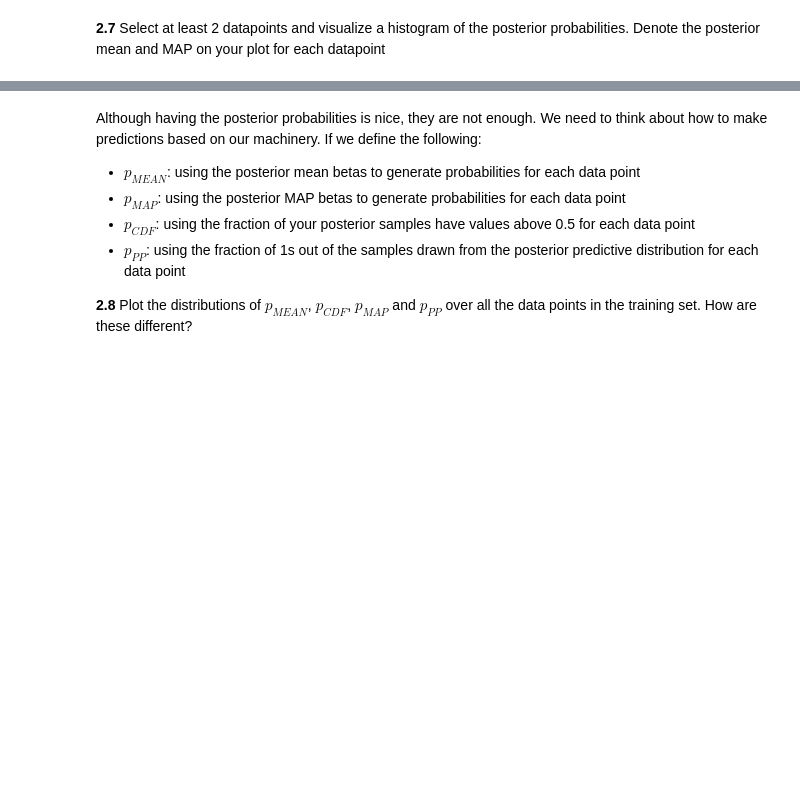
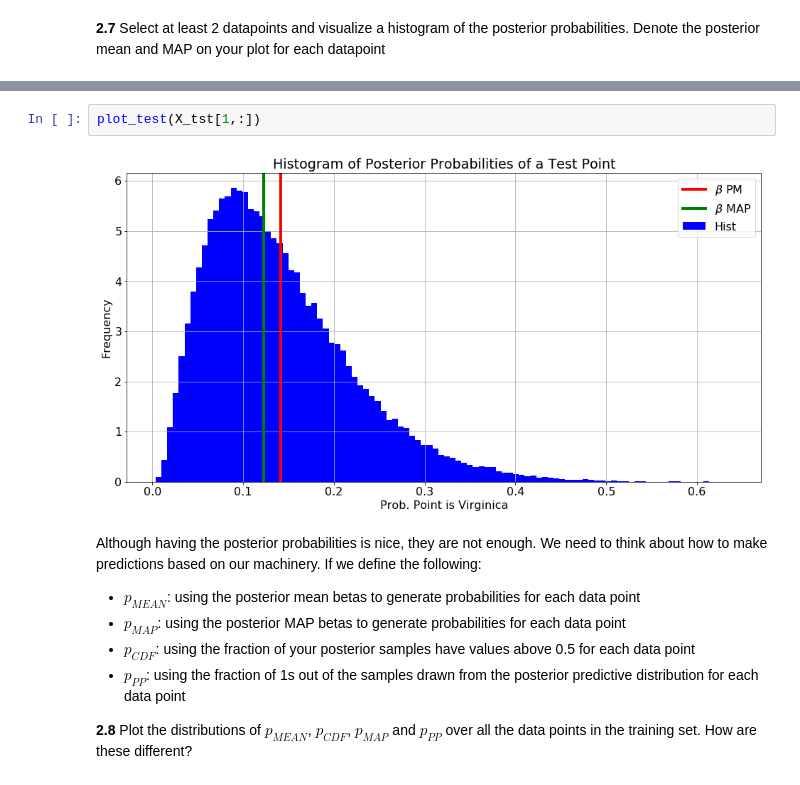
Before and after one commit to IACS-AM-207-Braavos/AM-207, a Jupyter notebook: hw10/AM207_HW10_MSE.ipynb, the cells around one changed output, grey strips where cells are left out. Cells and saved outputs as stored; diff of their text form; blank space fills up the shorter version.

```diff
--- a/hw10/AM207_HW10_MSE.ipynb
+++ b/hw10/AM207_HW10_MSE.ipynb
@@ -542,3 +583,7 @@ for i in range(n):
+# %%
+plot_test(X_tst[1,:])
+# %% [output]
+[figure, added]
 # %% [markdown]
 Although having the posterior probabilities is nice, they are not enough.  We need to think about how to make predictions based on our machinery.  If we define the following:
 
```
Also changed, not shown: parts of 16 cells of this notebook, 1 other file.
